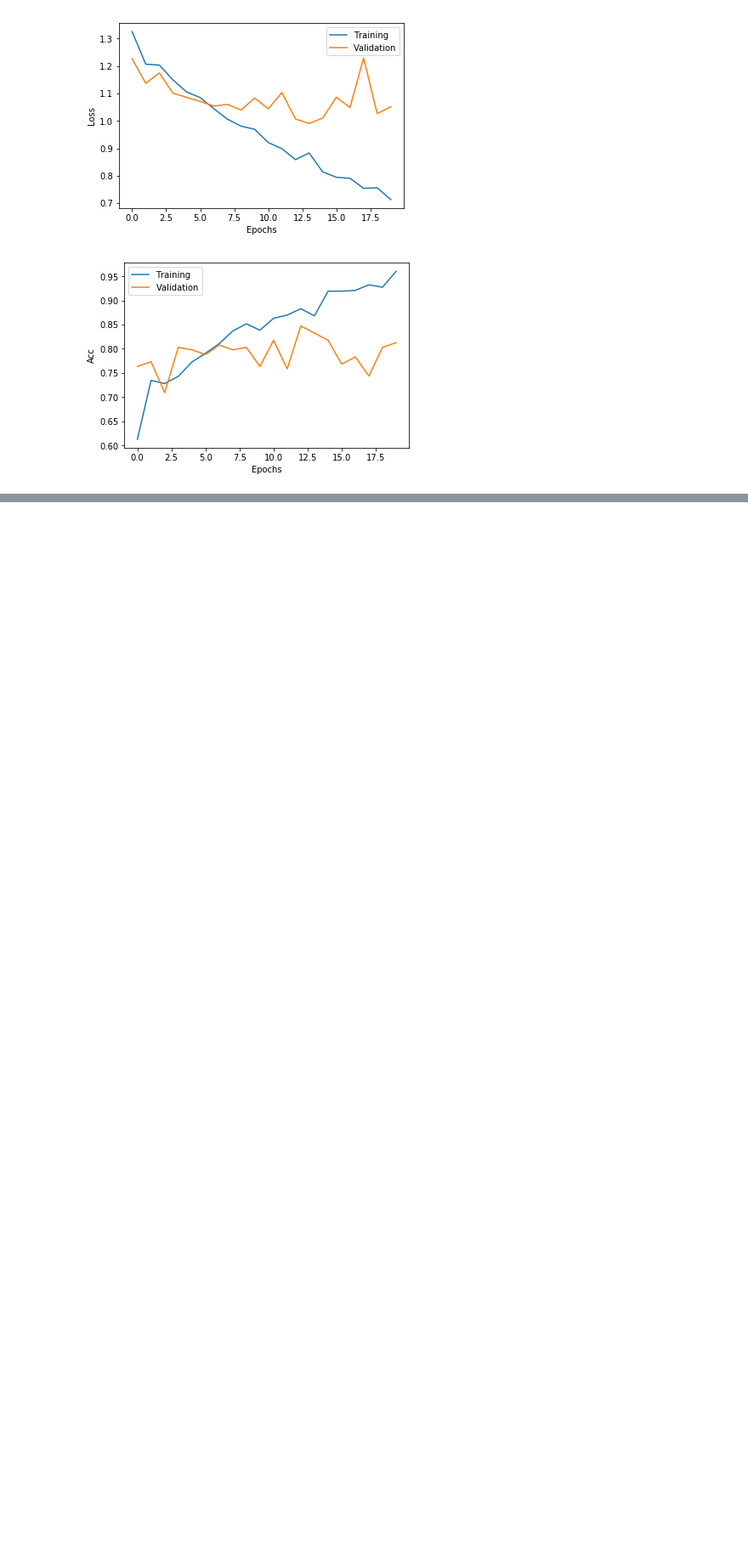
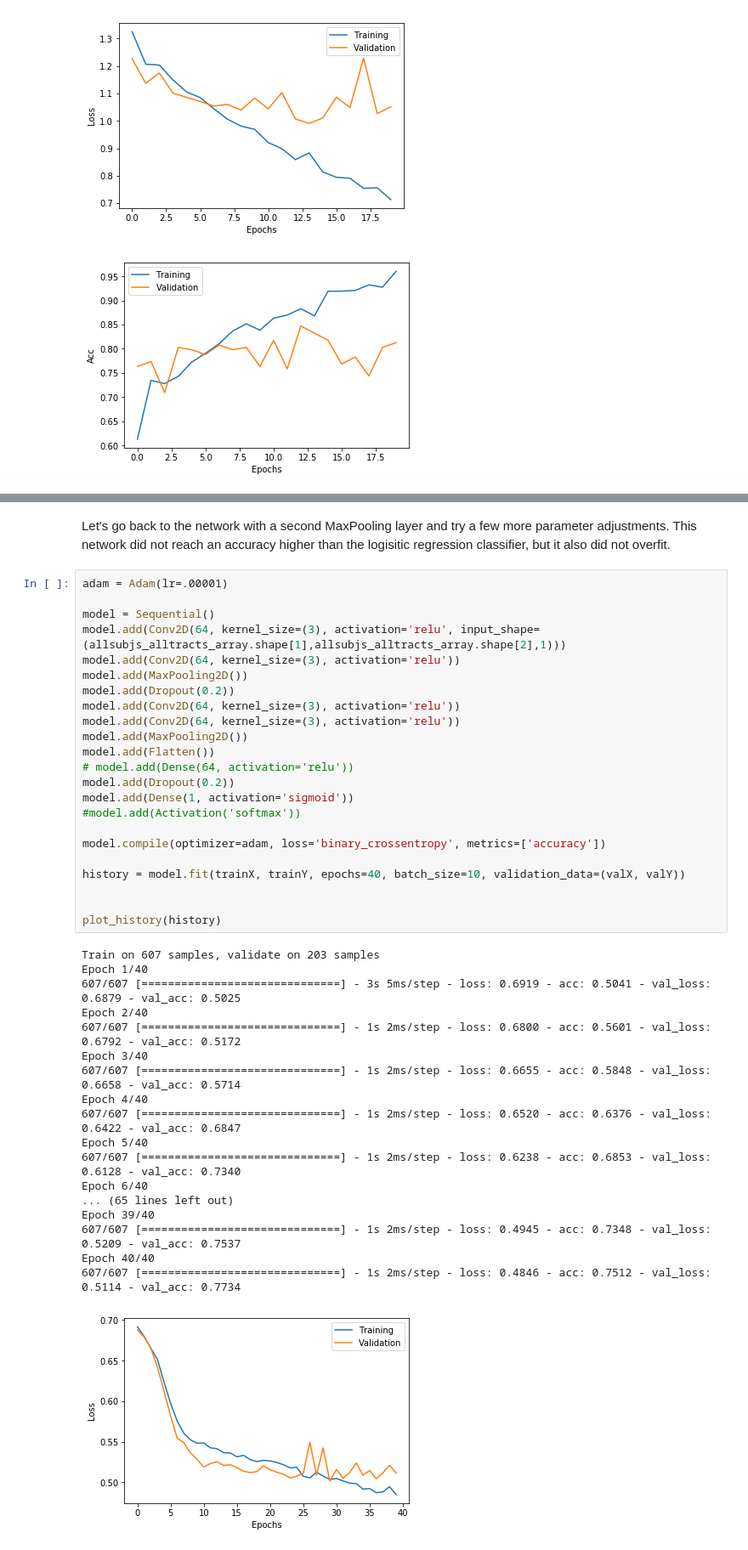
Before and after one commit to kitchell/DeepLearningTutorial_LBspectrum, a Jupyter notebook: 2D CNN with LB spectrum.ipynb, the cells around one changed output, grey strips where cells are left out. Shown at 85% size. Drawn from its saved outputs; the diff is of its cells as text; blank space fills up the shorter version.

```diff
--- a/2D CNN with LB spectrum.ipynb
+++ b/2D CNN with LB spectrum.ipynb
@@ -291,0 +365,44 @@ Removing the final MaxPooling layer helped a lot. We were able to reach a valida
+# %% [markdown]
+Let's go back to the network with a second MaxPooling layer and try a few more parameter adjustments. This network did not reach an accuracy higher than the logisitic regression classifier, but it also did not overfit.
+# %%
+adam = Adam(lr=.00001)
+
+model = Sequential()
+model.add(Conv2D(64, kernel_size=(3), activation='relu', input_shape=(allsubjs_alltracts_array.shape[1],allsubjs_alltracts_array.shape[2],1)))
+model.add(Conv2D(64, kernel_size=(3), activation='relu'))
+model.add(MaxPooling2D())
+model.add(Dropout(0.2))
+model.add(Conv2D(64, kernel_size=(3), activation='relu'))
+model.add(Conv2D(64, kernel_size=(3), activation='relu'))
+model.add(MaxPooling2D())
+model.add(Flatten())
+# model.add(Dense(64, activation='relu'))
+model.add(Dropout(0.2))
+model.add(Dense(1, activation='sigmoid'))
+#model.add(Activation('softmax'))
+
+model.compile(optimizer=adam, loss='binary_crossentropy', metrics=['accuracy'])
+
+history = model.fit(trainX, trainY, epochs=40, batch_size=10, validation_data=(valX, valY))
+
+
+plot_history(history)
+# %% [output]
+Train on 607 samples, validate on 203 samples
+Epoch 1/40
+607/607 [==============================] - 3s 5ms/step - loss: 0.6919 - acc: 0.5041 - val_loss: 0.6879 - val_acc: 0.5025
+Epoch 2/40
+607/607 [==============================] - 1s 2ms/step - loss: 0.6800 - acc: 0.5601 - val_loss: 0.6792 - val_acc: 0.5172
+Epoch 3/40
+607/607 [==============================] - 1s 2ms/step - loss: 0.6655 - acc: 0.5848 - val_loss: 0.6658 - val_acc: 0.5714
+Epoch 4/40
+607/607 [==============================] - 1s 2ms/step - loss: 0.6520 - acc: 0.6376 - val_loss: 0.6422 - val_acc: 0.6847
+Epoch 5/40
+607/607 [==============================] - 1s 2ms/step - loss: 0.6238 - acc: 0.6853 - val_loss: 0.6128 - val_acc: 0.7340
+Epoch 6/40
+... (65 lines left out)
+Epoch 39/40
+607/607 [==============================] - 1s 2ms/step - loss: 0.4945 - acc: 0.7348 - val_loss: 0.5209 - val_acc: 0.7537
+Epoch 40/40
+607/607 [==============================] - 1s 2ms/step - loss: 0.4846 - acc: 0.7512 - val_loss: 0.5114 - val_acc: 0.7734
+[figure, added]
```
Also changed, not shown: parts of 21 cells of this notebook, 1 other file.
